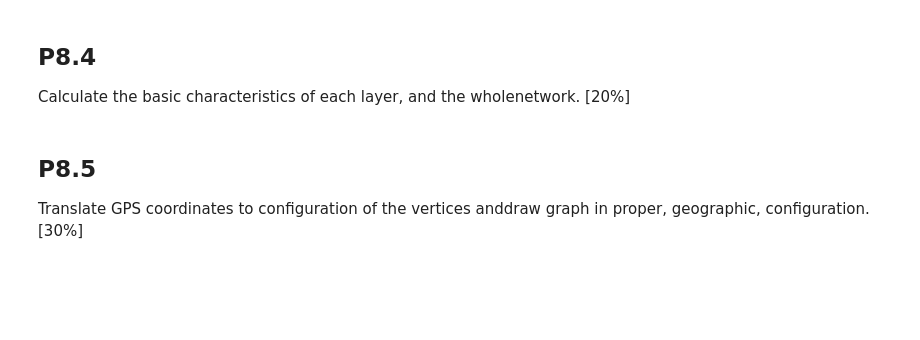
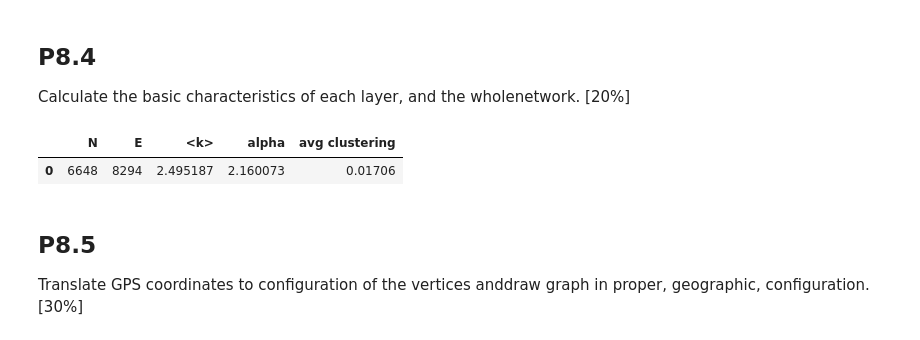
Before and after one commit to PaulinaPacyna/SNARS, a Jupyter notebook: Project 8.ipynb, the cells around one changed output. Cells and saved outputs as stored; diff of their text form; code cells hidden in the pictures; blank space fills up the shorter version.

```diff
--- a/Project 8.ipynb
+++ b/Project 8.ipynb
@@ -57,6 +58,24 @@ G = nx.from_edgelist(edge_list)
 # %% [markdown]
 ## P8.4
 Calculate the basic characteristics of each layer, and the wholenetwork. [20%]
+# %%
+def mle(degree_list):
+    x_min = min(degree_list)
+    return 1 + len(degree_list) / (np.log(x_min) + sum(np.log(degree_list)))
+
+def summary(G : nx.graph) -> dict:
+    degrees = list(dict(G.degree).values())
+    return {
+        'N' : len(G.nodes),
+        'E' : len(G.edges),
+        '<k>': np.mean(degrees),
+        'alpha': mle(degrees),
+        'avg clustering': nx.average_clustering(nx.subgraph(G, max(nx.connected_components(G), key=len)))
+    }
+pd.DataFrame([summary(G)])
+# %% [output]
+|  | N | E | <k> | alpha | avg clustering |
+| 0 | 6648 | 8294 | 2.495187 | 2.160073 | 0.01706 |
 # %% [markdown]
 ## P8.5
 
```
Also changed, not shown: parts of 18 cells of this notebook.
